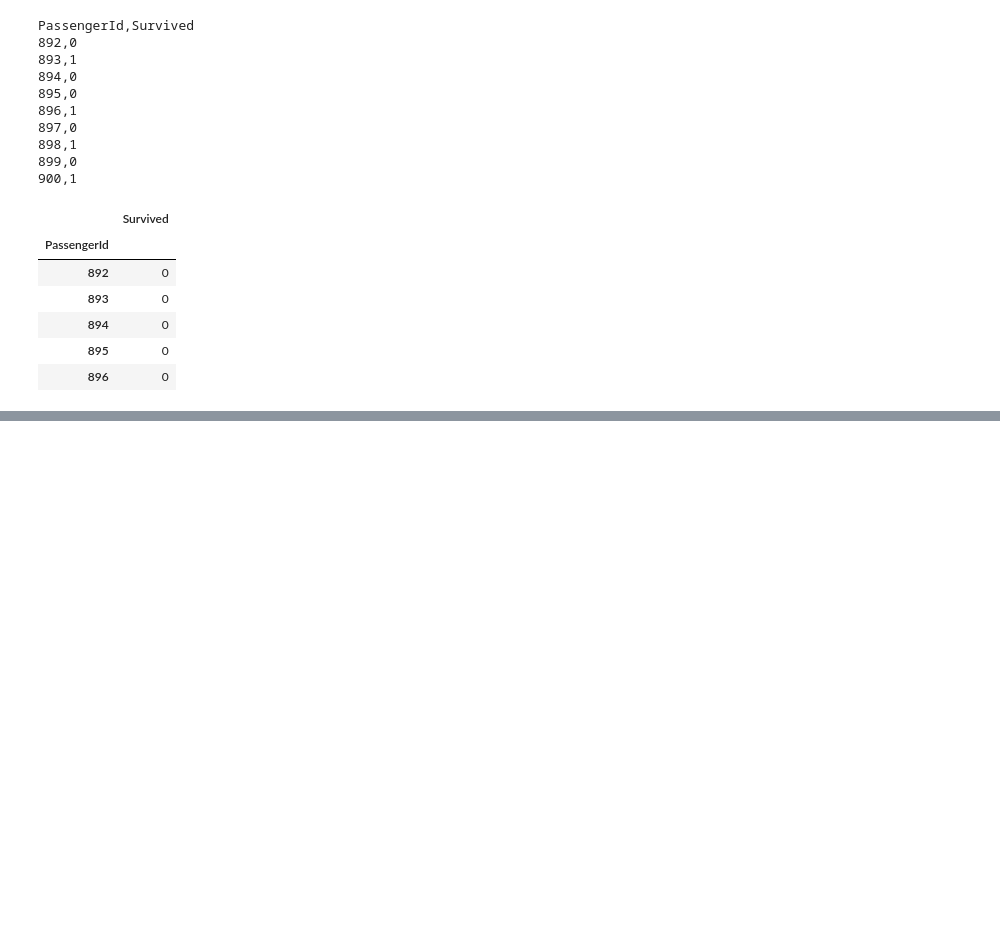
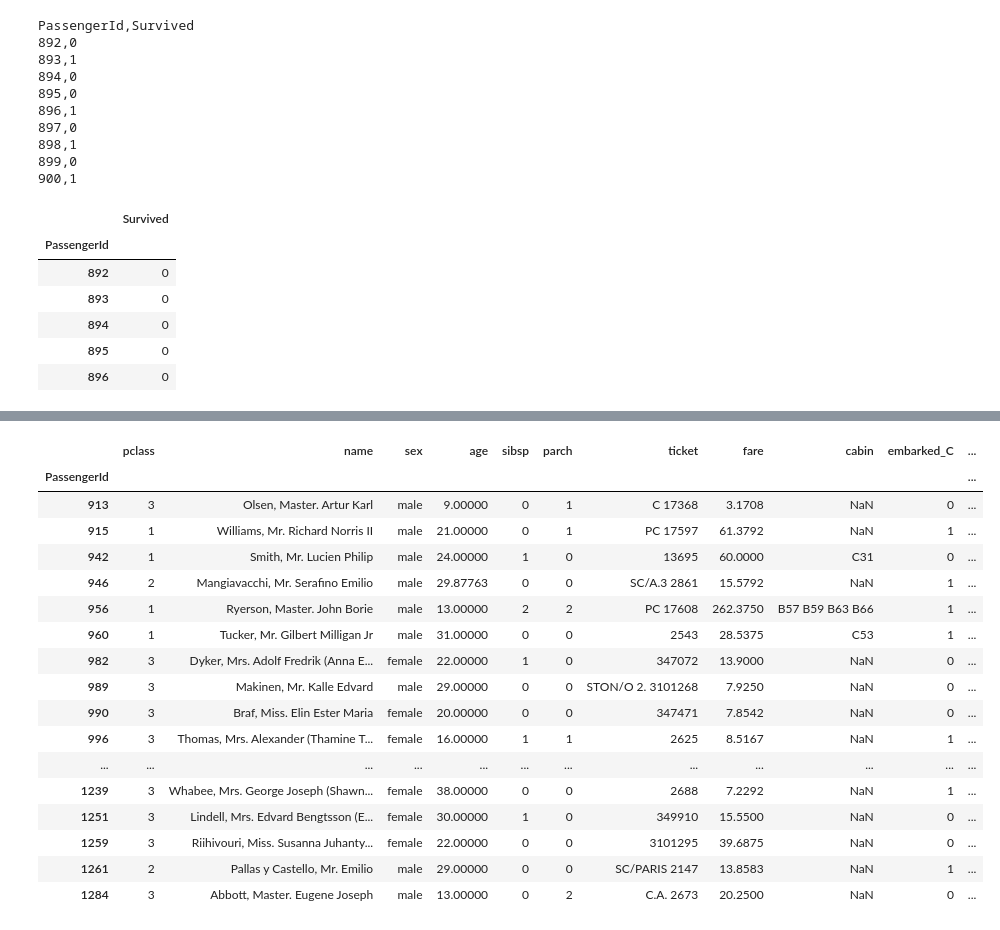
Before and after one commit to regabi/python_sandbox, a Jupyter notebook: Titanic/titanic-v1.ipynb, the cells around one changed output, grey strips where cells are left out. Saved outputs shown, nothing was run; the diff lists cells and outputs as text; code cells hidden in the pictures; blank space fills up the shorter version.

Commit message:
More Titanic submissions

```diff
--- a/Titanic/titanic-v1.ipynb
+++ b/Titanic/titanic-v1.ipynb
@@ -479,0 +462,3 @@ Name: Survived, dtype: int64
+# %%
+v1a = pd.read_csv('remi_submission_v1b.csv', index_col='PassengerId')
+v1a.info()
@@ -479,0 +476,5 @@ Name: Survived, dtype: int64
+# %%
+new_columns = list(test_df.columns) + [ 'v1b', 'new' ]
+compare_df = pd.concat([ test_df, v1a, submission_df ], axis=1)
+compare_df.columns = new_columns
+compare_df.head()
@@ -479,0 +489,21 @@ Name: Survived, dtype: int64
+# %%
+compare_df[compare_df['v1b'] != compare_df['new']]
+# %% [output]
+|  | pclass | name | sex | age | sibsp | parch | ticket | fare | cabin | embarked_C | ... |
+| PassengerId |  |  |  |  |  |  |  |  |  |  | ... |
+| 913 | 3 | Olsen, Master. Artur Karl | male | 9.00000 | 0 | 1 | C 17368 | 3.1708 | NaN | 0 | ... |
+| 915 | 1 | Williams, Mr. Richard Norris II | male | 21.00000 | 0 | 1 | PC 17597 | 61.3792 | NaN | 1 | ... |
+| 942 | 1 | Smith, Mr. Lucien Philip | male | 24.00000 | 1 | 0 | 13695 | 60.0000 | C31 | 0 | ... |
+| 946 | 2 | Mangiavacchi, Mr. Serafino Emilio | male | 29.87763 | 0 | 0 | SC/A.3 2861 | 15.5792 | NaN | 1 | ... |
+| 956 | 1 | Ryerson, Master. John Borie | male | 13.00000 | 2 | 2 | PC 17608 | 262.3750 | B57 B59 B63 B66 | 1 | ... |
+| 960 | 1 | Tucker, Mr. Gilbert Milligan Jr | male | 31.00000 | 0 | 0 | 2543 | 28.5375 | C53 | 1 | ... |
+| 982 | 3 | Dyker, Mrs. Adolf Fredrik (Anna E... | female | 22.00000 | 1 | 0 | 347072 | 13.9000 | NaN | 0 | ... |
+| 989 | 3 | Makinen, Mr. Kalle Edvard | male | 29.00000 | 0 | 0 | STON/O 2. 3101268 | 7.9250 | NaN | 0 | ... |
+| 990 | 3 | Braf, Miss. Elin Ester Maria | female | 20.00000 | 0 | 0 | 347471 | 7.8542 | NaN | 0 | ... |
+| 996 | 3 | Thomas, Mrs. Alexander (Thamine T... | female | 16.00000 | 1 | 1 | 2625 | 8.5167 | NaN | 1 | ... |
+| ... | ... | ... | ... | ... | ... | ... | ... | ... | ... | ... | ... |
+| 1239 | 3 | Whabee, Mrs. George Joseph (Shawn... | female | 38.00000 | 0 | 0 | 2688 | 7.2292 | NaN | 1 | ... |
+| 1251 | 3 | Lindell, Mrs. Edvard Bengtsson (E... | female | 30.00000 | 1 | 0 | 349910 | 15.5500 | NaN | 0 | ... |
+| 1259 | 3 | Riihivouri, Miss. Susanna Juhanty... | female | 22.00000 | 0 | 0 | 3101295 | 39.6875 | NaN | 0 | ... |
+| 1261 | 2 | Pallas y Castello, Mr. Emilio | male | 29.00000 | 0 | 0 | SC/PARIS 2147 | 13.8583 | NaN | 1 | ... |
+| 1284 | 3 | Abbott, Master. Eugene Joseph | male | 13.00000 | 0 | 2 | C.A. 2673 | 20.2500 | NaN | 0 | ... |
```
Also changed, not shown: parts of 19 cells of this notebook, 6 other files.
